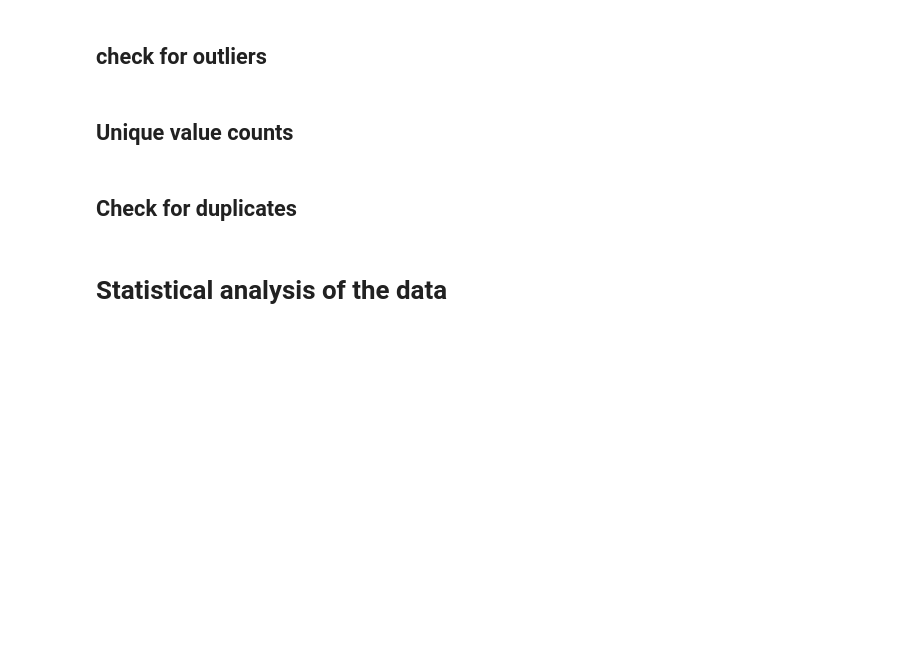
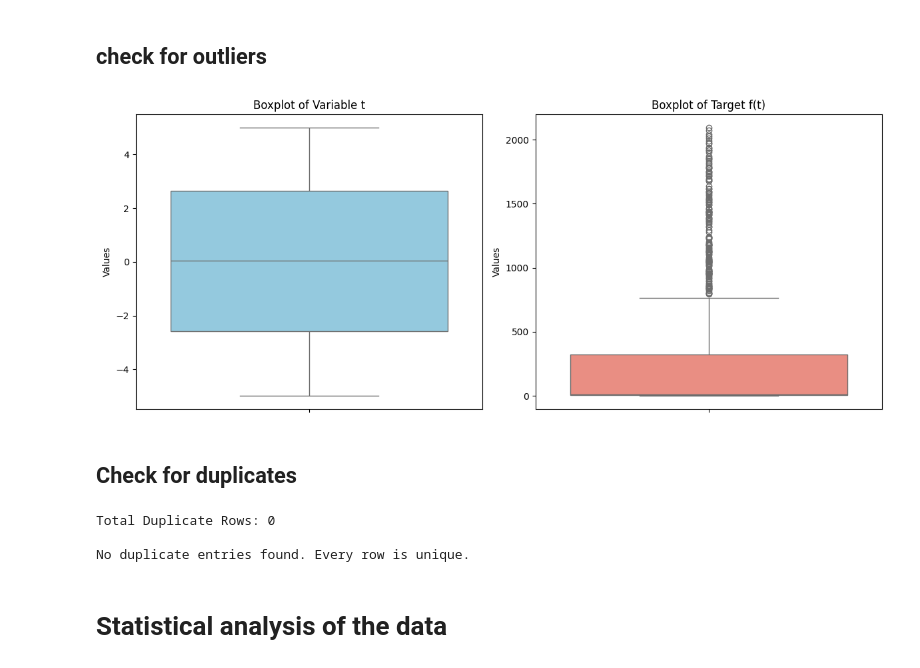
Before and after one commit to stacykeago/predictive-data-analytics, a Jupyter notebook: Q1136017_set_exercise_part2_.ipynb, the cells around one changed output. Saved outputs shown, nothing was run; the diff lists cells and outputs as text; code cells hidden in the pictures; blank space fills up the shorter version.

```diff
--- a/Q1136017_set_exercise_part2_.ipynb
+++ b/Q1136017_set_exercise_part2_.ipynb
@@ -101,2 +104,0 @@ plt.show()
-# %% [markdown]
-## Unique value counts
@@ -105,2 +105,20 @@ clean_data.nunique()
+# %%
+# Create side-by-side boxplots for t and f(t)
+fig, axes = plt.subplots(1, 2, figsize=(12, 5))
+
+# Boxplot for t
+sns.boxplot(data=data, y='t', ax=axes[0], color='skyblue')
+axes[0].set_title('Boxplot of Variable t')
+axes[0].set_ylabel('Values')
+
+# Boxplot for f(t)
+sns.boxplot(data=data, y='f(t)', ax=axes[1], color='salmon')
+axes[1].set_title('Boxplot of Target f(t)')
+axes[1].set_ylabel('Values')
+
+plt.tight_layout()
+plt.show()
+# %% [output]
+[figure, added]
 # %% [markdown]
 ## Check for duplicates
@@ -118,3 +125,18 @@ print("Duplicates successfully dropped.")
+# %%
+# Count total duplicate rows
+duplicate_count = data.duplicated().sum()
+print(f"Total Duplicate Rows: {duplicate_count}")
+
+# Display the duplicate rows if they exist
+if duplicate_count > 0:
+    print("\n--- Duplicate Rows Found ---")
+    print(data[data.duplicated(keep=False)])
+else:
+    print("\nNo duplicate entries found. Every row is unique.")
+# %% [output]
+Total Duplicate Rows: 0
+
+No duplicate entries found. Every row is unique.
 # %% [markdown]
 # Statistical analysis of the data
 # %%
```
Also changed, not shown: parts of 23 cells of this notebook.
